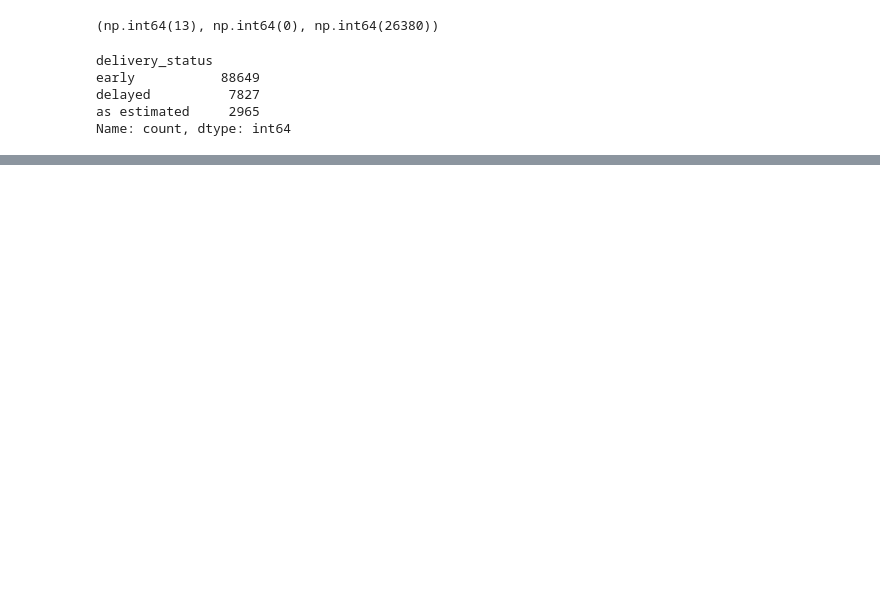
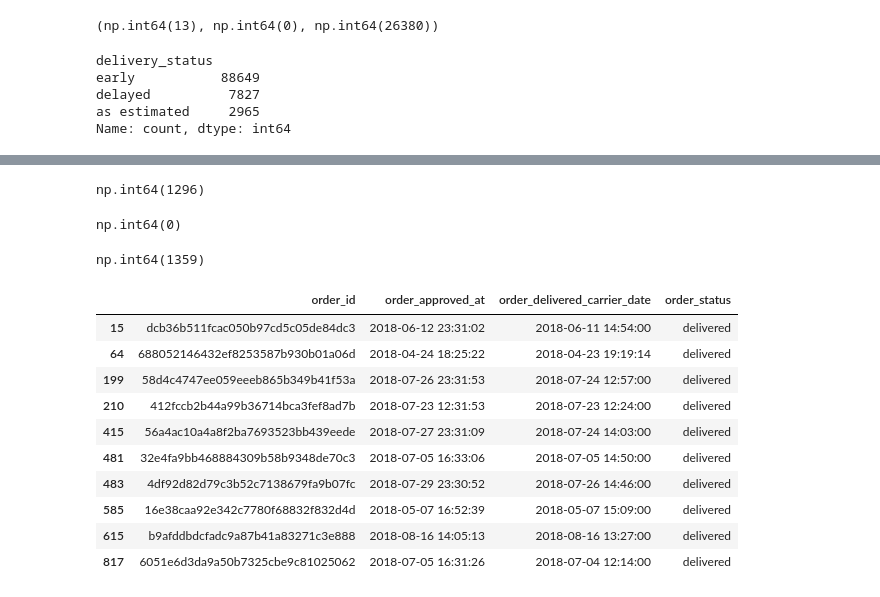
Before and after one commit to racha334/IDS-Data-Science-Internship, a Jupyter notebook: jupyter/03_analyse_orders.ipynb, the cells around one changed output, grey strips where cells are left out. Saved outputs shown, nothing was run; the diff lists cells and outputs as text; code cells hidden in the pictures; blank space fills up the shorter version.

```diff
--- a/jupyter/03_analyse_orders.ipynb
+++ b/jupyter/03_analyse_orders.ipynb
@@ -225,0 +250,31 @@ Name: count, dtype: int64
+# %%
+df[df['order_purchase_timestamp'] == df['order_approved_at']]['order_id'].count()
+# %% [output]
+np.int64(1296)
+# %%
+mask = df['order_purchase_timestamp'].notna() & df['order_approved_at'].notna()
+invalid = (df.loc[mask, 'order_purchase_timestamp'] > df.loc[mask, 'order_approved_at'])
+invalid.sum()
+# %% [output]
+np.int64(0)
+# %%
+mask1 = df['order_approved_at'].notna() & df['order_delivered_carrier_date'].notna()
+invalid1 = ( df.loc[mask1, 'order_approved_at'] >= df.loc[mask1, 'order_delivered_carrier_date'])
+invalid1.sum()
+# %% [output]
+np.int64(1359)
+# %%
+exp1 = df.loc[mask1].loc[invalid1]
+exp1[["order_id", "order_approved_at", "order_delivered_carrier_date", "order_status"]].head(10)
+# %% [output]
+|  | order_id | order_approved_at | order_delivered_carrier_date | order_status |
+| 15 | dcb36b511fcac050b97cd5c05de84dc3 | 2018-06-12 23:31:02 | 2018-06-11 14:54:00 | delivered |
+| 64 | 688052146432ef8253587b930b01a06d | 2018-04-24 18:25:22 | 2018-04-23 19:19:14 | delivered |
+| 199 | 58d4c4747ee059eeeb865b349b41f53a | 2018-07-26 23:31:53 | 2018-07-24 12:57:00 | delivered |
+| 210 | 412fccb2b44a99b36714bca3fef8ad7b | 2018-07-23 12:31:53 | 2018-07-23 12:24:00 | delivered |
+| 415 | 56a4ac10a4a8f2ba7693523bb439eede | 2018-07-27 23:31:09 | 2018-07-24 14:03:00 | delivered |
+| 481 | 32e4fa9bb468884309b58b9348de70c3 | 2018-07-05 16:33:06 | 2018-07-05 14:50:00 | delivered |
+| 483 | 4df92d82d79c3b52c7138679fa9b07fc | 2018-07-29 23:30:52 | 2018-07-26 14:46:00 | delivered |
+| 585 | 16e38caa92e342c7780f68832f832d4d | 2018-05-07 16:52:39 | 2018-05-07 15:09:00 | delivered |
+| 615 | b9afddbdcfadc9a87b41a83271c3e888 | 2018-08-16 14:05:13 | 2018-08-16 13:27:00 | delivered |
+| 817 | 6051e6d3da9a50b7325cbe9c81025062 | 2018-07-05 16:31:26 | 2018-07-04 12:14:00 | delivered |
```
Also changed, not shown: parts of 10 cells of this notebook, 4 other files.
